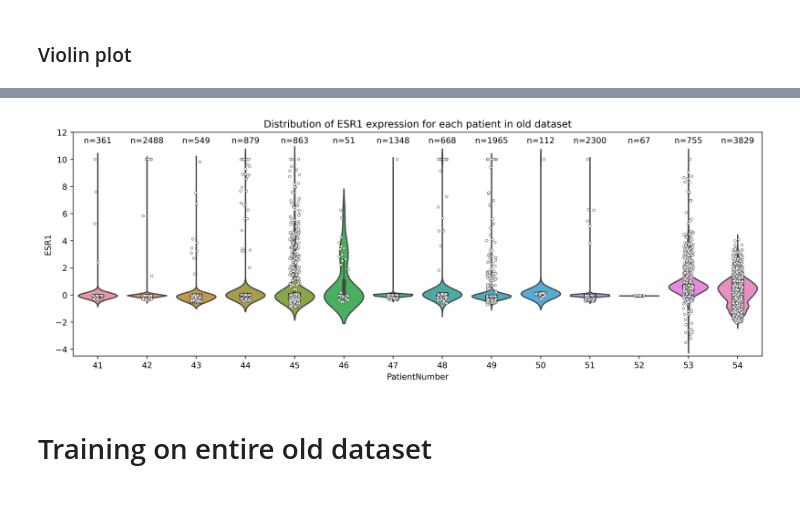
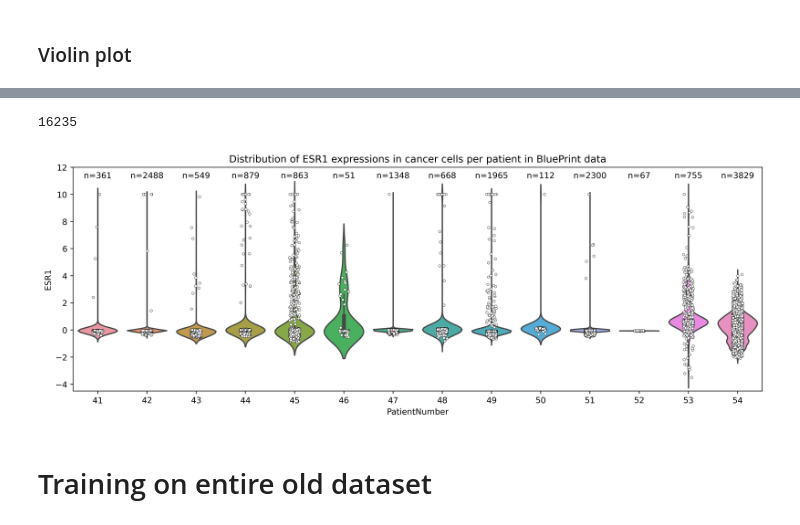
Before and after one commit to sevsorita/single_cell, a Jupyter notebook: notebooks/Violinplots_and_LeaveOnePatientOut.ipynb, the cells around one changed output, grey strips where cells are left out. Drawn from its saved outputs; the diff is of its cells as text; code cells hidden in the pictures.

Commit message:
Fixed violin plot

```diff
--- a/notebooks/Violinplots_and_LeaveOnePatientOut.ipynb
+++ b/notebooks/Violinplots_and_LeaveOnePatientOut.ipynb
@@ -138,2 +195,4 @@ oldset_mdESR1 = oldset_md.dropna(subset = ["ESR1"])
+# %%
+oldset_md.loc[oldset_md.CellType=="Cancer","ESR1"] = oldset["ESR1"].values
 # %% [markdown]
 ### Violin plot
@@ -140,20 +208,23 @@ oldset_mdESR1 = oldset_md.dropna(subset = ["ESR1"])
 # %%
 fig, ax = plt.subplots(1,1, dpi=400, figsize=(15,5))
-ax = sns.violinplot(x="PatientNumber", y="ESR1", data=oldset_mdESR1, scale="width")
+ax = sns.violinplot(x="PatientNumber", y="ESR1", data=oldset_md, scale="width")
 ax.set_xlabel("Patient number")
 ax.set_ylabel("ESR1 Expression")
-ax.set_title("Distribution of ESR1 expression for each patient in old dataset")
+ax.set_title("Distribution of ESR1 expressions in cancer cells per patient in BluePrint data")
 ax.set_ylim(-4.5, 12)
-ax = sns.stripplot(data=oldset_mdESR1, x='PatientNumber', y='ESR1',
+ax = sns.stripplot(data=oldset_md, x='PatientNumber', y='ESR1',
                    color=("white"), edgecolor="black", linewidth=0.3, ax=ax, s=3)
-
-for pn in oldset_mdESR1.PatientNumber.unique():
-    n = oldset_mdESR1.PatientNumber.value_counts()[pn]
+s = 0
+for pn in oldset_md.PatientNumber.unique():
+    n = oldset_md[oldset_md.CellType=="Cancer"].PatientNumber.value_counts()[pn]
     plt.text(pn-41, 11.2, f"n={n}",horizontalalignment='center')
-
+    s += n
+print(s)
 plt.savefig("/home/severs/SingleCells/plots/violin_oldset.png")
+plt.show()
 # %% [output]
+16235
-[figure, old version]
+[figure, new version]
 # %% [markdown]
 # Training on entire old dataset
 # %%
```
Also changed, not shown: parts of 13 cells of this notebook.
